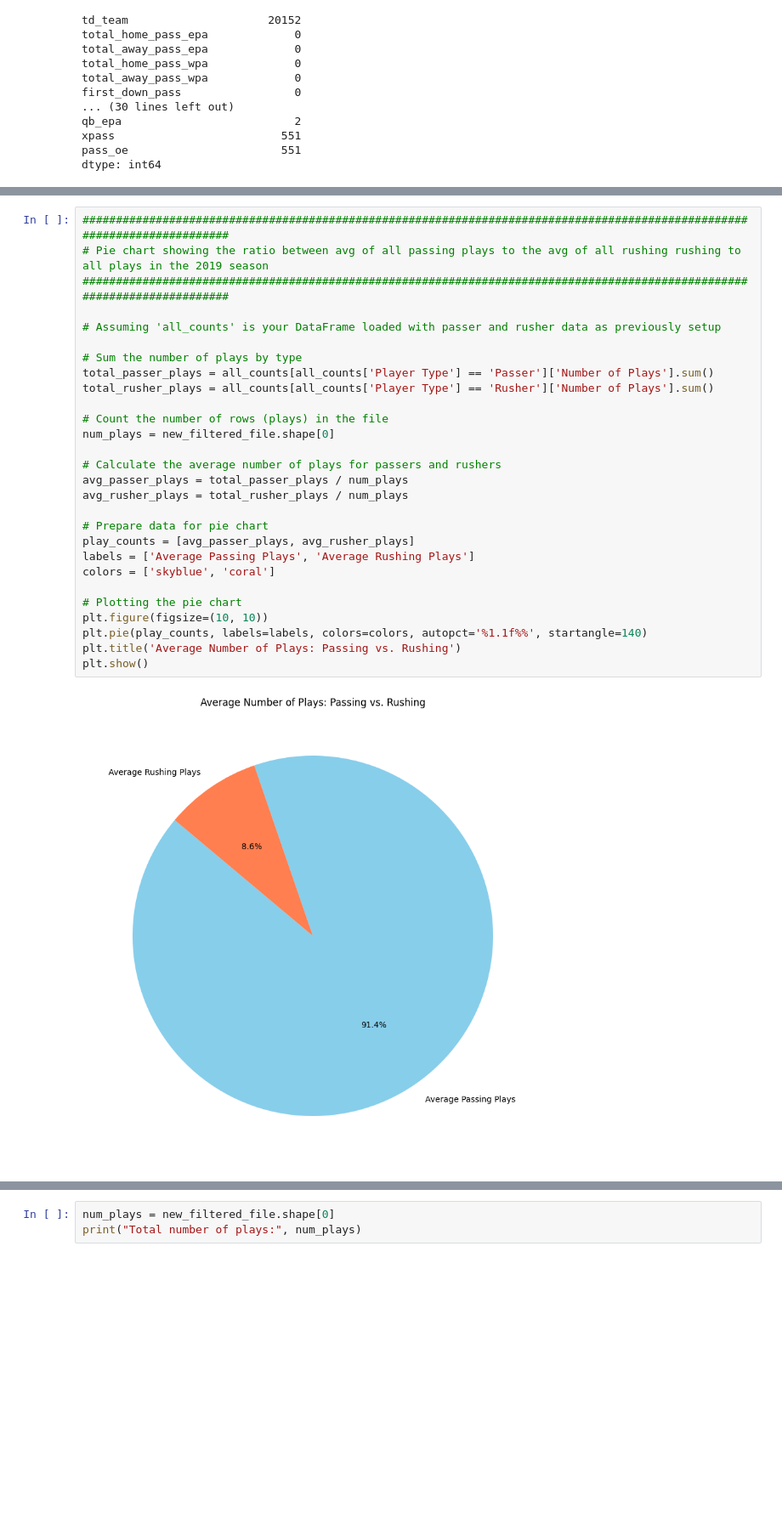
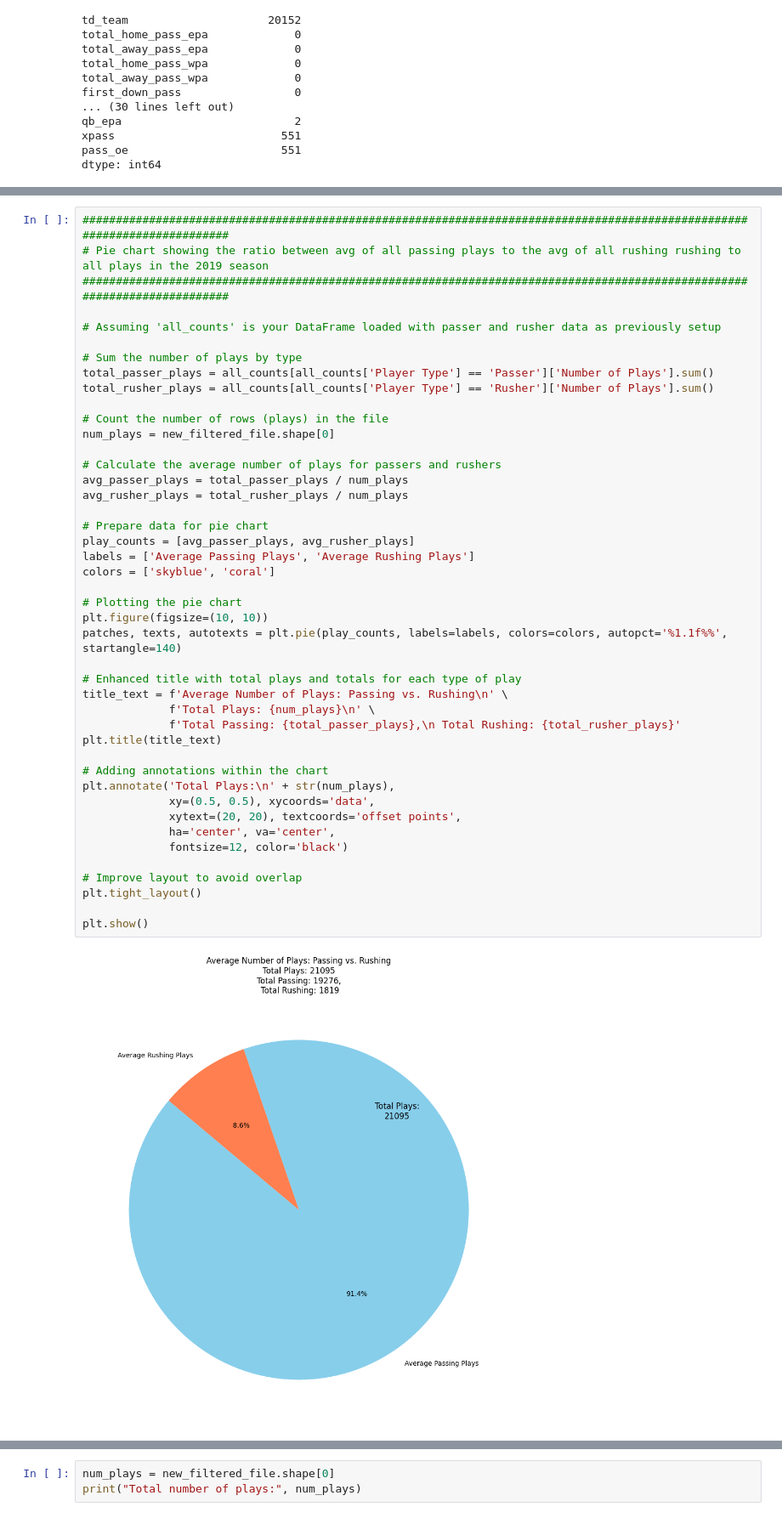
Before and after one commit to SantiM01/Senior-Project, a Jupyter notebook: Test_data_exploration_UPDATED_CURRENT.ipynb, the cells around one changed output, grey strips where cells are left out. Shown at 85% size. Saved outputs shown, nothing was run; the diff lists cells and outputs as text; blank space fills up the shorter version.

```diff
--- a/Test_data_exploration_UPDATED_CURRENT.ipynb
+++ b/Test_data_exploration_UPDATED_CURRENT.ipynb
@@ -266,30 +268,46 @@ plt.show()
 # %%
 ##########################################################################################################################
 # Pie chart showing the ratio between avg of all passing plays to the avg of all rushing rushing to all plays in the 2019 season
 ##########################################################################################################################
 
 # Assuming 'all_counts' is your DataFrame loaded with passer and rusher data as previously setup
 
 # Sum the number of plays by type
 total_passer_plays = all_counts[all_counts['Player Type'] == 'Passer']['Number of Plays'].sum()
 total_rusher_plays = all_counts[all_counts['Player Type'] == 'Rusher']['Number of Plays'].sum()
 
 # Count the number of rows (plays) in the file
 num_plays = new_filtered_file.shape[0]
 
 # Calculate the average number of plays for passers and rushers
 avg_passer_plays = total_passer_plays / num_plays
 avg_rusher_plays = total_rusher_plays / num_plays
 
 # Prepare data for pie chart
 play_counts = [avg_passer_plays, avg_rusher_plays]
 labels = ['Average Passing Plays', 'Average Rushing Plays']
 colors = ['skyblue', 'coral']
 
 # Plotting the pie chart
 plt.figure(figsize=(10, 10))
-plt.pie(play_counts, labels=labels, colors=colors, autopct='%1.1f%%', startangle=140)
-plt.title('Average Number of Plays: Passing vs. Rushing')
+patches, texts, autotexts = plt.pie(play_counts, labels=labels, colors=colors, autopct='%1.1f%%', startangle=140)
+
+# Enhanced title with total plays and totals for each type of play
+title_text = f'Average Number of Plays: Passing vs. Rushing\n' \
+             f'Total Plays: {num_plays}\n' \
+             f'Total Passing: {total_passer_plays},\n Total Rushing: {total_rusher_plays}'
+plt.title(title_text)
+
+# Adding annotations within the chart
+plt.annotate('Total Plays:\n' + str(num_plays),
+             xy=(0.5, 0.5), xycoords='data',
+             xytext=(20, 20), textcoords='offset points',
+             ha='center', va='center',
+             fontsize=12, color='black')
+
+# Improve layout to avoid overlap
+plt.tight_layout()
+
 plt.show()
 # %% [output]
-[figure, old version]
+[figure, new version]
```
Also changed, not shown: parts of 2 cells of this notebook.
